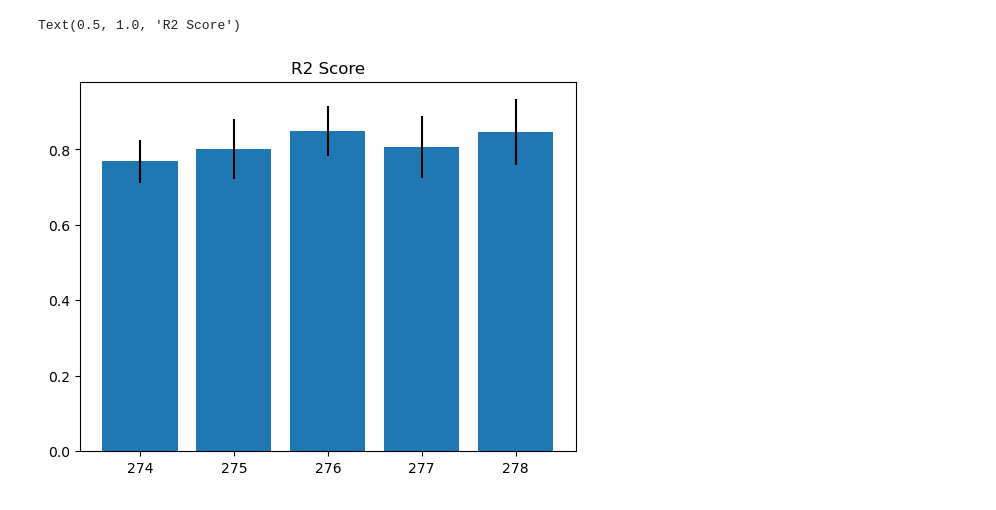
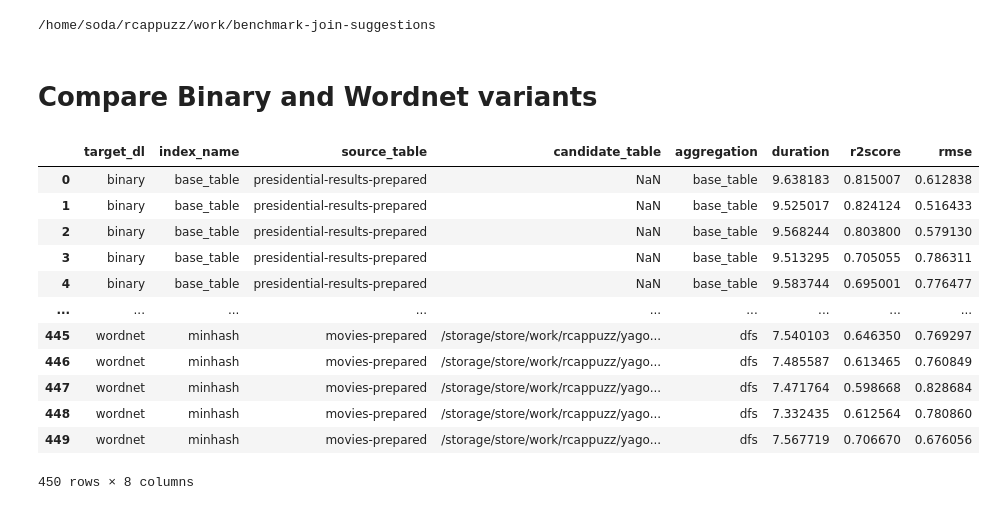
Before and after one commit to rcap107/retrieve-merge-predict, a Jupyter notebook: notebooks/Study results.ipynb, the cells around one changed output. Saved outputs shown, nothing was run; the diff lists cells and outputs as text; code cells hidden in the pictures.

```diff
--- a/notebooks/Study results.ipynb
+++ b/notebooks/Study results.ipynb
@@ -38,6 +4,4 @@ plt.legend()
-# %%
-plt.bar(x=df["run_id"], height=df["r2_avg"], yerr=df["r2_std"])
-plt.title("R2 Score")
-# %% [output]
-Text(0.5, 1.0, 'R2 Score')
-[figure, removed]
+# %%
+cd /home/soda/rcappuzz/work/benchmark-join-suggestions/
+# %% [output]
+/home/soda/rcappuzz/work/benchmark-join-suggestions
@@ -43,0 +24,31 @@ Text(0.5, 1.0, 'R2 Score')
+# %% [markdown]
+# Compare Binary and Wordnet variants
+# %%
+df_og = pd.read_csv("results/results_1000iter.log")
+select_col = [
+    "target_dl",
+    "index_name",
+    "source_table",
+    "candidate_table",
+    "aggregation",
+    "duration",
+    "r2score",
+    "rmse"
+]
+df = df_og[select_col]
+df.loc[df["index_name"] == "base_table", "aggregation"]="base_table"
+df
+# %% [output]
+|  | target_dl | index_name | source_table | candidate_table | aggregation | duration | r2score | rmse |
+| 0 | binary | base_table | presidential-results-prepared | NaN | base_table | 9.638183 | 0.815007 | 0.612838 |
+| 1 | binary | base_table | presidential-results-prepared | NaN | base_table | 9.525017 | 0.824124 | 0.516433 |
+| 2 | binary | base_table | presidential-results-prepared | NaN | base_table | 9.568244 | 0.803800 | 0.579130 |
+| 3 | binary | base_table | presidential-results-prepared | NaN | base_table | 9.513295 | 0.705055 | 0.786311 |
+| 4 | binary | base_table | presidential-results-prepared | NaN | base_table | 9.583744 | 0.695001 | 0.776477 |
+| ... | ... | ... | ... | ... | ... | ... | ... | ... |
+| 445 | wordnet | minhash | movies-prepared | /storage/store/work/rcappuzz/yago... | dfs | 7.540103 | 0.646350 | 0.769297 |
+| 446 | wordnet | minhash | movies-prepared | /storage/store/work/rcappuzz/yago... | dfs | 7.485587 | 0.613465 | 0.760849 |
+| 447 | wordnet | minhash | movies-prepared | /storage/store/work/rcappuzz/yago... | dfs | 7.471764 | 0.598668 | 0.828684 |
+| 448 | wordnet | minhash | movies-prepared | /storage/store/work/rcappuzz/yago... | dfs | 7.332435 | 0.612564 | 0.780860 |
+| 449 | wordnet | minhash | movies-prepared | /storage/store/work/rcappuzz/yago... | dfs | 7.567719 | 0.706670 | 0.676056 |
+450 rows × 8 columns
```
Also changed, not shown: parts of 23 cells of this notebook, 5 other files.
